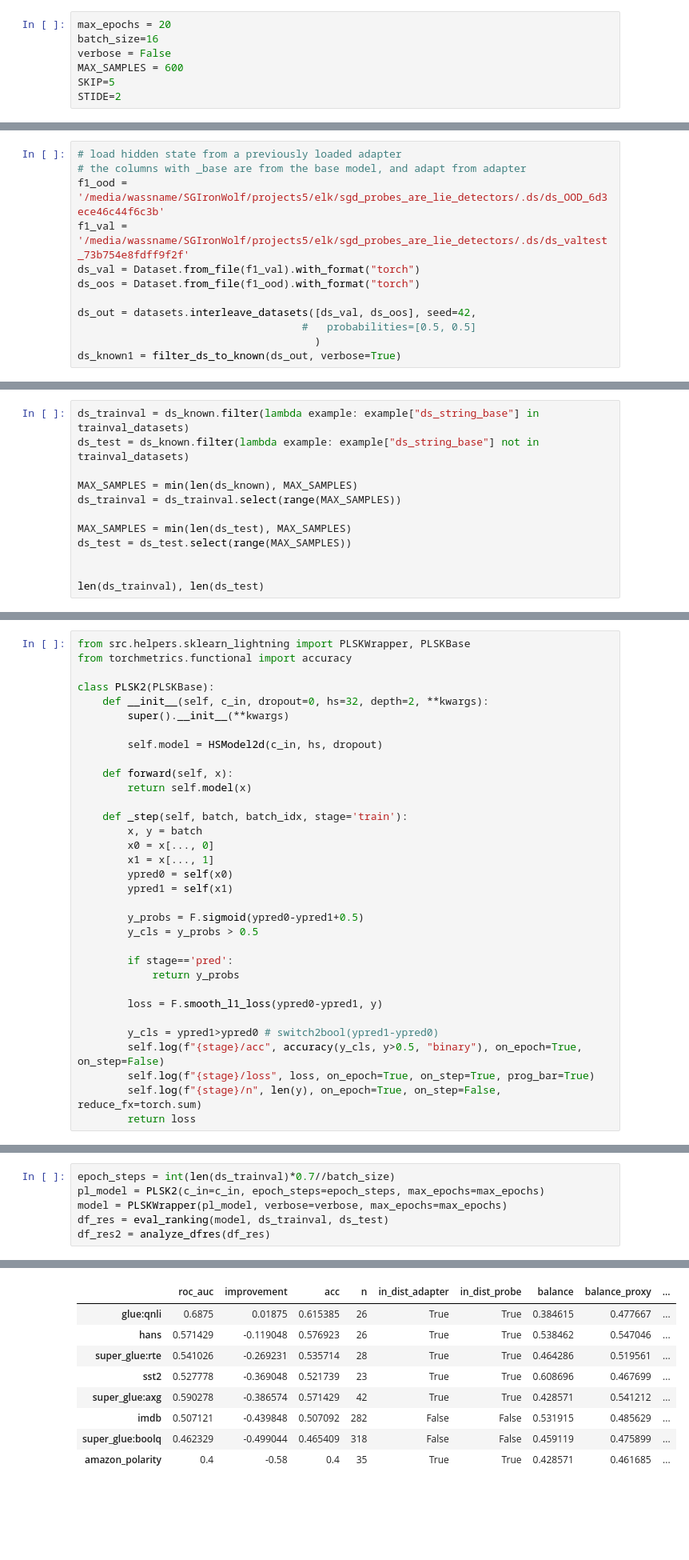
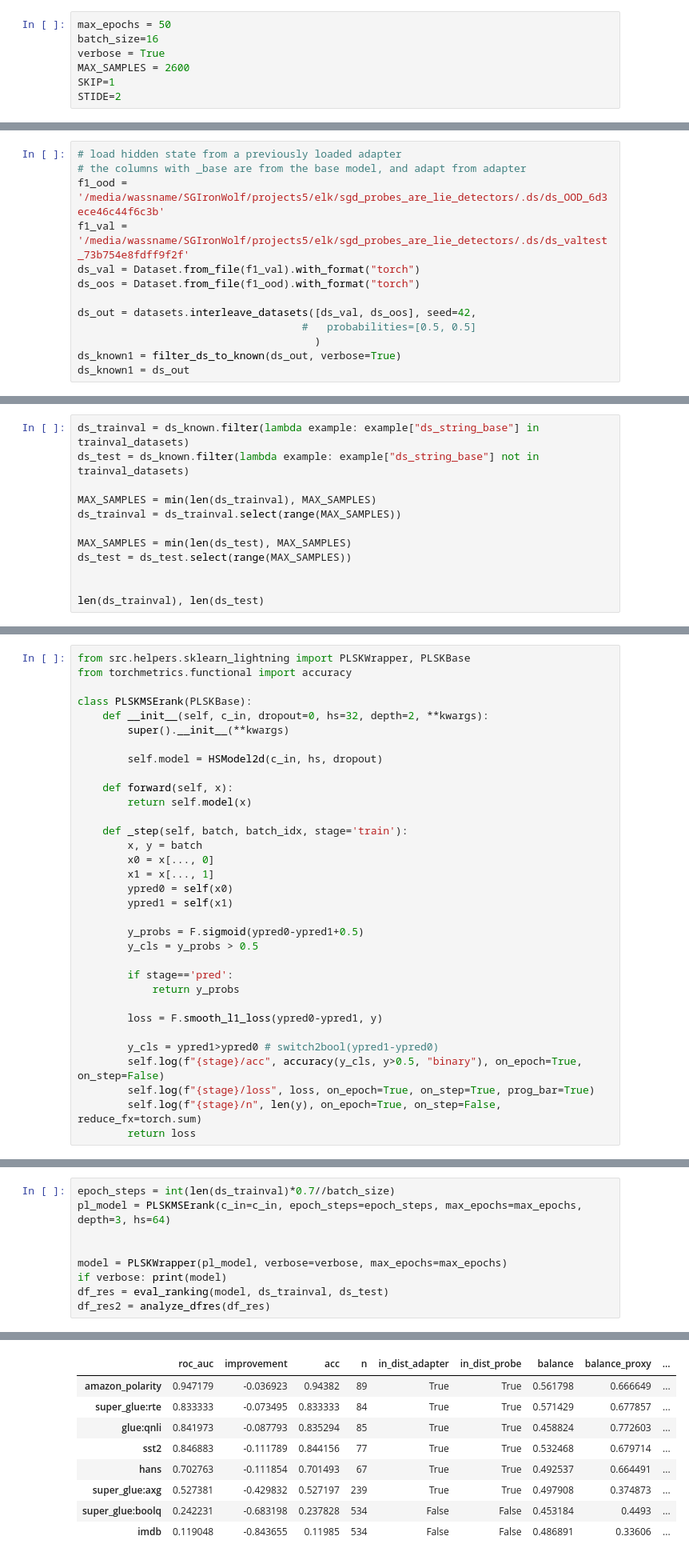
Before and after one commit to wassname/LoRA_are_lie_detectors, a Jupyter notebook: notebooks/10_compare_probes.ipynb, the cells around one changed output, grey strips where cells are left out. Shown at 80% size. Cells and saved outputs as stored; diff of their text form; blank space fills up the shorter version.

```diff
--- a/notebooks/10_compare_probes.ipynb
+++ b/notebooks/10_compare_probes.ipynb
@@ -92,11 +89,11 @@ from src.helpers.ds import train_test_split_ds
 # %% [markdown]
 ?# Params
 # %%
-max_epochs = 20
+max_epochs = 50
 batch_size=16
-verbose = False
-MAX_SAMPLES = 600
-SKIP=5
+verbose = True
+MAX_SAMPLES = 2600
+SKIP=1
 STIDE=2
 # %% [markdown]
 ## Setup data
@@ -117,6 +114,7 @@ ds_out = datasets.interleave_datasets([ds_val, ds_oos], seed=42,
                                     #   probabilities=[0.5, 0.5]
                                       )
 ds_known1 = filter_ds_to_known(ds_out, verbose=True)
+ds_known1 = ds_out
 # %% [output]
 select rows are 76.89% based on knowledge
 # %%
@@ -209,7 +196,7 @@ trainval_datasets, test_datasets
 ds_trainval = ds_known.filter(lambda example: example["ds_string_base"] in trainval_datasets)
 ds_test = ds_known.filter(lambda example: example["ds_string_base"] not in trainval_datasets)
 
-MAX_SAMPLES = min(len(ds_known), MAX_SAMPLES)
+MAX_SAMPLES = min(len(ds_trainval), MAX_SAMPLES)
 ds_trainval = ds_trainval.select(range(MAX_SAMPLES))
 
 MAX_SAMPLES = min(len(ds_test), MAX_SAMPLES)
@@ -501,7 +488,7 @@ class HSModel2d(nn.Module):
 from src.helpers.sklearn_lightning import PLSKWrapper, PLSKBase
 from torchmetrics.functional import accuracy
 
-class PLSK2(PLSKBase):
+class PLSKMSErank(PLSKBase):
     def __init__(self, c_in, dropout=0, hs=32, depth=2, **kwargs):
         super().__init__(**kwargs)
 
@@ -539,8 +526,11 @@ c_in
 torch.Size([14, 2559, 2])
 # %%
 epoch_steps = int(len(ds_trainval)*0.7//batch_size)
-pl_model = PLSK2(c_in=c_in, epoch_steps=epoch_steps, max_epochs=max_epochs)
+pl_model = PLSKMSErank(c_in=c_in, epoch_steps=epoch_steps, max_epochs=max_epochs, depth=3, hs=64)
+
+
 model = PLSKWrapper(pl_model, verbose=verbose, max_epochs=max_epochs)
+if verbose: print(model)
 df_res = eval_ranking(model, ds_trainval, ds_test)
 df_res2 = analyze_dfres(df_res)
 # %% [output]
@@ -557,9 +559,9 @@ LOCAL_RANK: 0 - CUDA_VISIBLE_DEVICES: [0,1]
 |  | roc_auc | improvement | acc | n | in_dist_adapter | in_dist_probe | balance | balance_proxy | ... |
-| glue:qnli | 0.6875 | 0.01875 | 0.615385 | 26 | True | True | 0.384615 | 0.477667 | ... |
-| hans | 0.571429 | -0.119048 | 0.576923 | 26 | True | True | 0.538462 | 0.547046 | ... |
-| super_glue:rte | 0.541026 | -0.269231 | 0.535714 | 28 | True | True | 0.464286 | 0.519561 | ... |
-| sst2 | 0.527778 | -0.369048 | 0.521739 | 23 | True | True | 0.608696 | 0.467699 | ... |
-| super_glue:axg | 0.590278 | -0.386574 | 0.571429 | 42 | True | True | 0.428571 | 0.541212 | ... |
-| imdb | 0.507121 | -0.439848 | 0.507092 | 282 | False | False | 0.531915 | 0.485629 | ... |
-| super_glue:boolq | 0.462329 | -0.499044 | 0.465409 | 318 | False | False | 0.459119 | 0.475899 | ... |
-| amazon_polarity | 0.4 | -0.58 | 0.4 | 35 | True | True | 0.428571 | 0.461685 | ... |
+| amazon_polarity | 0.947179 | -0.036923 | 0.94382 | 89 | True | True | 0.561798 | 0.666649 | ... |
+| super_glue:rte | 0.833333 | -0.073495 | 0.833333 | 84 | True | True | 0.571429 | 0.677857 | ... |
+| glue:qnli | 0.841973 | -0.087793 | 0.835294 | 85 | True | True | 0.458824 | 0.772603 | ... |
+| sst2 | 0.846883 | -0.111789 | 0.844156 | 77 | True | True | 0.532468 | 0.679714 | ... |
+| hans | 0.702763 | -0.111854 | 0.701493 | 67 | True | True | 0.492537 | 0.664491 | ... |
+| super_glue:axg | 0.527381 | -0.429832 | 0.527197 | 239 | True | True | 0.497908 | 0.374873 | ... |
+| super_glue:boolq | 0.242231 | -0.683198 | 0.237828 | 534 | False | False | 0.453184 | 0.4493 | ... |
+| imdb | 0.119048 | -0.843655 | 0.11985 | 534 | False | False | 0.486891 | 0.33606 | ... |
```
Also changed, not shown: parts of 59 cells of this notebook, 2 other files.
